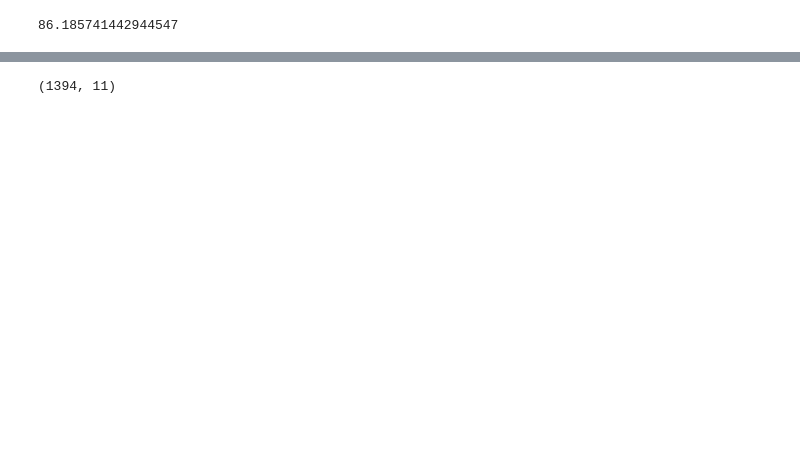
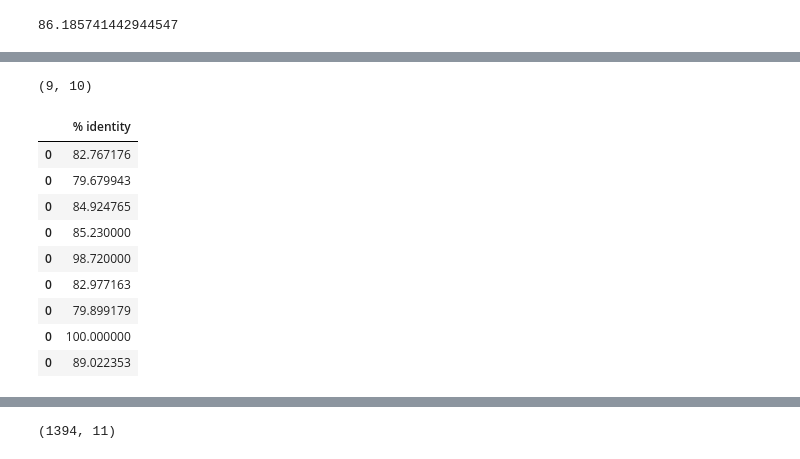
Before and after one commit to JanetMatsen/meta4_bins_janalysis, a Jupyter notebook: compare_fauzi_bins/Develop_mummer_aggregation.ipynb, the cells around one changed output, grey strips where cells are left out. Saved outputs shown, nothing was run; the diff lists cells and outputs as text; code cells hidden in the pictures; blank space fills up the shorter version.

```diff
--- a/compare_fauzi_bins/Develop_mummer_aggregation.ipynb
+++ b/compare_fauzi_bins/Develop_mummer_aggregation.ipynb
@@ -91,6 +96,23 @@ i_res.head()
 | 0 | Methylotenera_mobilis-76-1_Ga0081... | Ga0081640 | Ga0081647 | Methylotenera mobilis-76-1 | 208 | Methylotenera_mobilis-76-1_Ga0081647 | Methylotenera mobilis-63 | ... |
 | 0 | Methylobacter-69_Ga0081641_to_Aci... | Ga0081613 | Ga0081641 | Methylobacter-69 | 180 | Methylobacter-69_Ga0081641 | Acidovorax-127 | ... |
 | 0 | Methylophilus_methylotrophus-127-... | Ga0081621 | Ga0081611 | Methylophilus methylotrophus-127-1 | 142 | Methylophilus_methylotrophus-127-... | Acidovorax-21 | ... |
+# %%
+i_res.shape
+# %% [output]
+(9, 10)
+# %%
+i_res[['% identity']]
+# %% [output]
+|  | % identity |
+| 0 | 82.767176 |
+| 0 | 79.679943 |
+| 0 | 84.924765 |
+| 0 | 85.230000 |
+| 0 | 98.720000 |
+| 0 | 82.977163 |
+| 0 | 79.899179 |
+| 0 | 100.000000 |
+| 0 | 89.022353 |
 # %%
 res_piv = i_res.pivot(index='query name', columns='ref name', values='% identity')
 # %%
```
Also changed, not shown: parts of 27 cells of this notebook.
